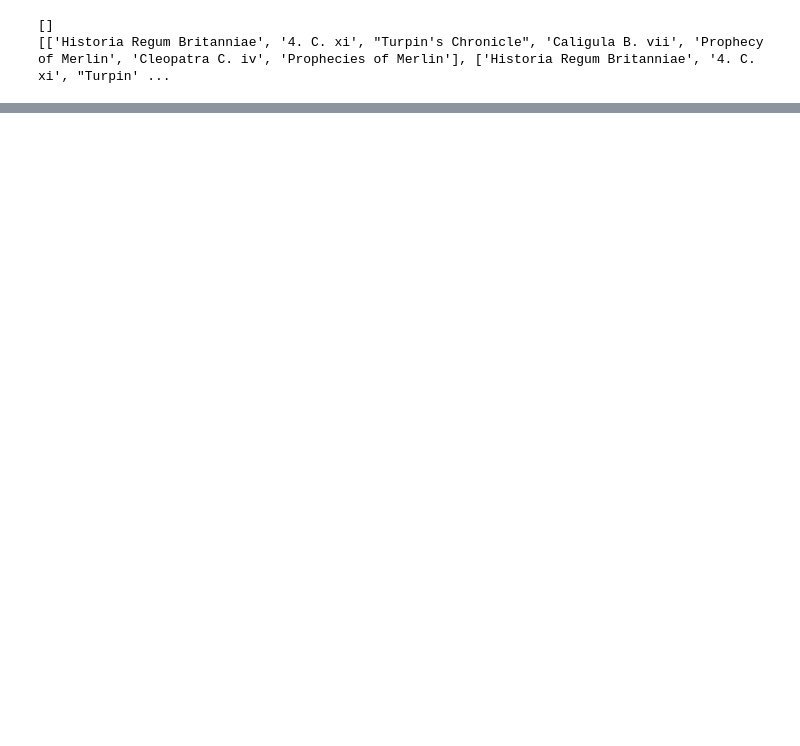
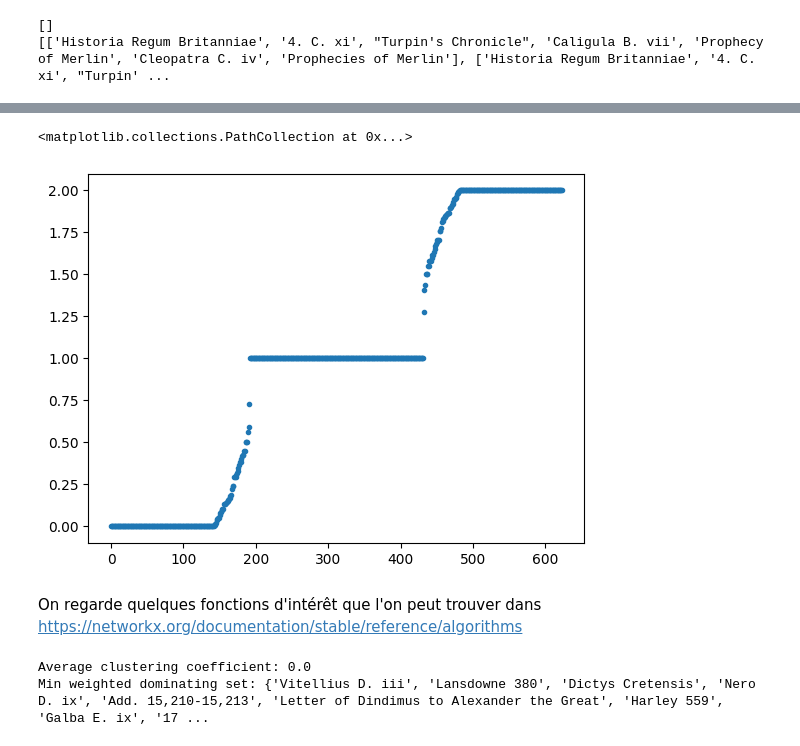
Before and after one commit to MathiasGarnier/CATASCRIPT, a Jupyter notebook: scripts/labs.ipynb, the cells around one changed output, grey strips where cells are left out. Cells and saved outputs as stored; diff of their text form; code cells hidden in the pictures; blank space fills up the shorter version.

```diff
--- a/scripts/labs.ipynb
+++ b/scripts/labs.ipynb
@@ -126,0 +167,13 @@ Densité: 0.002582623369140223
+# %%
+plt.scatter([x for x in range(len(nx.normalized_laplacian_spectrum(G)))], nx.normalized_laplacian_spectrum(G), marker='.')
+# %% [output]
+<matplotlib.collections.PathCollection at 0x...>
+[figure, added]
+# %% [markdown]
+On regarde quelques fonctions d'intérêt que l'on peut trouver dans https://networkx.org/documentation/stable/reference/algorithms
+# %%
+print("Average clustering coefficient:", nx.average_clustering(G))
+print("Min weighted dominating set:", nx.approximation.min_weighted_dominating_set(G))
+# %% [output]
+Average clustering coefficient: 0.0
+Min weighted dominating set: {'Vitellius D. iii', 'Lansdowne 380', 'Dictys Cretensis', 'Nero D. ix', 'Add. 15,210-15,213', 'Letter of Dindimus to Alexander the Great', 'Harley 559', 'Galba E. ix', '17 ...
```
Also changed, not shown: parts of 18 cells of this notebook.
